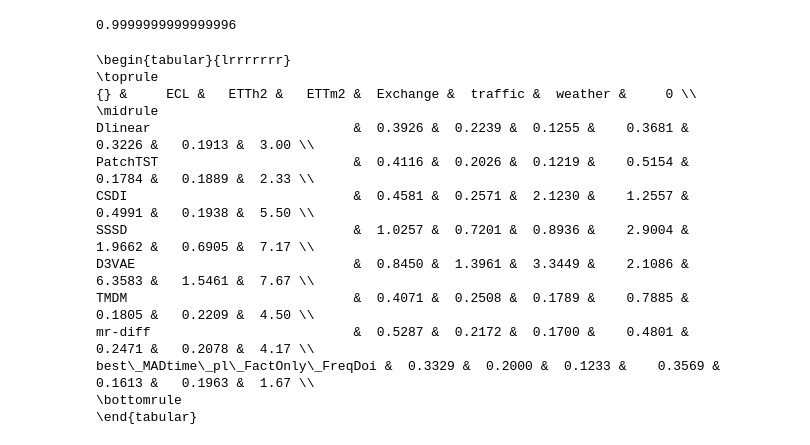
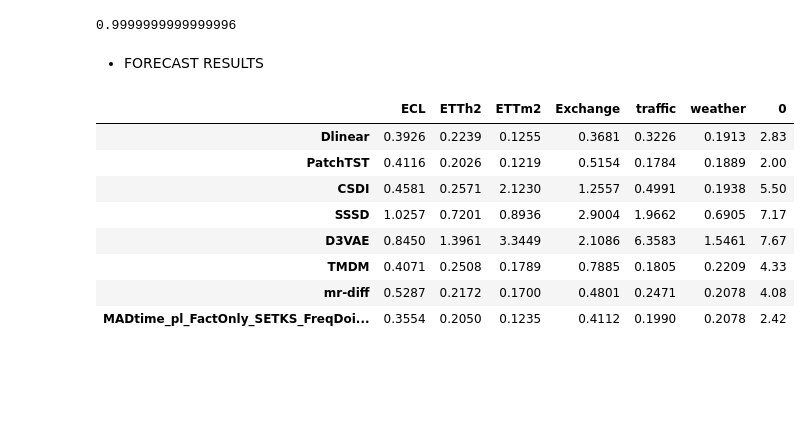
Before and after one commit to WillWang1113/Moving-Average-Diffusion, a Jupyter notebook: notebooks/benchdata_preprocess.ipynb, the cells around one changed output. Cells and saved outputs as stored; diff of their text form; code cells hidden in the pictures; blank space fills up the shorter version.

```diff
--- a/notebooks/benchdata_preprocess.ipynb
+++ b/notebooks/benchdata_preprocess.ipynb
@@ -380,14 +380,20 @@ for i, temp_df in df.groupby('station_id'):
     temp_df = temp_df.sort_values('time')
     temp_df = temp_df.set_index('time')
     temp_df[:100].plot()
+# %% [markdown]
+* FORECAST RESULTS
 # %%
 import pandas as pd
 
 bs = 64
 # model_name = f"MADtime_pl_Full_SETKS_FreqDoi_bs{bs}"
 # model_name = f"MADtime_pl_Full_SETKS_bs{bs}"
-# model_name = f"MADtime_pl_FactOnly_FreqDoi_bs{bs}"
-model_name = "best_MADtime_pl_FactOnly_FreqDoi"
+# model_name = f"MADtime_pl_FactOnly_FreqDoi_bs{64}"
+model_name = f"MADtime_pl_FactOnly_SETKS_FreqDoi_CFG_puncond0.2_bs{bs}_fcst"
+
+# * BEST FCST
+# model_name = "best_MADtime_pl_FactOnly_FreqDoi"
+
 datasets = ['ECL','ETTh2','ETTm2','Exchange','Weather']
 
 new_df = pd.read_csv(f"../assets/{model_name}.csv")
@@ -398,45 +404,40 @@ new_df = new_df.drop(columns=["CRPS", "method"])
 df = pd.read_csv("../assets/results_MSE.csv", delimiter="\t")
 # print(df)
 
 df = pd.merge(df, new_df)
 
 # df = pd.concat([df, new_df], axis=1)
 df = df.groupby("dataset").mean()
 # # df
 # df = df[['Dlinear', 'PatchTST', 'CSDI','D3VAE', 'SSSD', 'TMDM', 'mr-diff','MADtime_freqdenoise_bs128']]
 df = df[
     [
         "Dlinear",
         "PatchTST",
         "CSDI",
         "SSSD",
         "D3VAE",
         "TMDM",
         "mr-diff",
         model_name,
     ]
 ]
 # df = df[['Dlinear', 'PatchTST', 'CSDI', 'SSSD', 'D3VAE','TMDM', 'mr-diff','MADfreq_pl_doublenorm_dp0.3','MADtime_freqdenoise']]
 df = df.T
 # df = df.drop(columns=['MFRED']).round(4)
 # df = df.drop(columns=["MFRED", "ETTh1", "ETTm1"]).round(4)
 df = df.round(4)
 df = pd.concat([df, df.rank().mean(axis=1).round(2)], axis=1)
 df
 
-print(df.to_latex())
+# print(df.to_latex())
 # %% [output]
-\begin{tabular}{lrrrrrrr}
-\toprule
-{} &     ECL &   ETTh2 &   ETTm2 &  Exchange &  traffic &  weather &     0 \\
-\midrule
-Dlinear                          &  0.3926 &  0.2239 &  0.1255 &    0.3681 &   0.3226 &   0.1913 &  3.00 \\
-PatchTST                         &  0.4116 &  0.2026 &  0.1219 &    0.5154 &   0.1784 &   0.1889 &  2.33 \\
-CSDI                             &  0.4581 &  0.2571 &  2.1230 &    1.2557 &   0.4991 &   0.1938 &  5.50 \\
-SSSD                             &  1.0257 &  0.7201 &  0.8936 &    2.9004 &   1.9662 &   0.6905 &  7.17 \\
-D3VAE                            &  0.8450 &  1.3961 &  3.3449 &    2.1086 &   6.3583 &   1.5461 &  7.67 \\
-TMDM                             &  0.4071 &  0.2508 &  0.1789 &    0.7885 &   0.1805 &   0.2209 &  4.50 \\
-mr-diff                          &  0.5287 &  0.2172 &  0.1700 &    0.4801 &   0.2471 &   0.2078 &  4.17 \\
-best\_MADtime\_pl\_FactOnly\_FreqDoi &  0.3329 &  0.2000 &  0.1233 &    0.3569 &   0.1613 &   0.1963 &  1.67 \\
-\bottomrule
-\end{tabular}
+|  | ECL | ETTh2 | ETTm2 | Exchange | traffic | weather | 0 |
+| Dlinear | 0.3926 | 0.2239 | 0.1255 | 0.3681 | 0.3226 | 0.1913 | 2.83 |
+| PatchTST | 0.4116 | 0.2026 | 0.1219 | 0.5154 | 0.1784 | 0.1889 | 2.00 |
+| CSDI | 0.4581 | 0.2571 | 2.1230 | 1.2557 | 0.4991 | 0.1938 | 5.50 |
+| SSSD | 1.0257 | 0.7201 | 0.8936 | 2.9004 | 1.9662 | 0.6905 | 7.17 |
+| D3VAE | 0.8450 | 1.3961 | 3.3449 | 2.1086 | 6.3583 | 1.5461 | 7.67 |
+| TMDM | 0.4071 | 0.2508 | 0.1789 | 0.7885 | 0.1805 | 0.2209 | 4.33 |
+| mr-diff | 0.5287 | 0.2172 | 0.1700 | 0.4801 | 0.2471 | 0.2078 | 4.08 |
+| MADtime_pl_FactOnly_SETKS_FreqDoi... | 0.3554 | 0.2050 | 0.1235 | 0.4112 | 0.1990 | 0.2078 | 2.42 |
```
Also changed, not shown: parts of 3 cells of this notebook, 16 other files.
